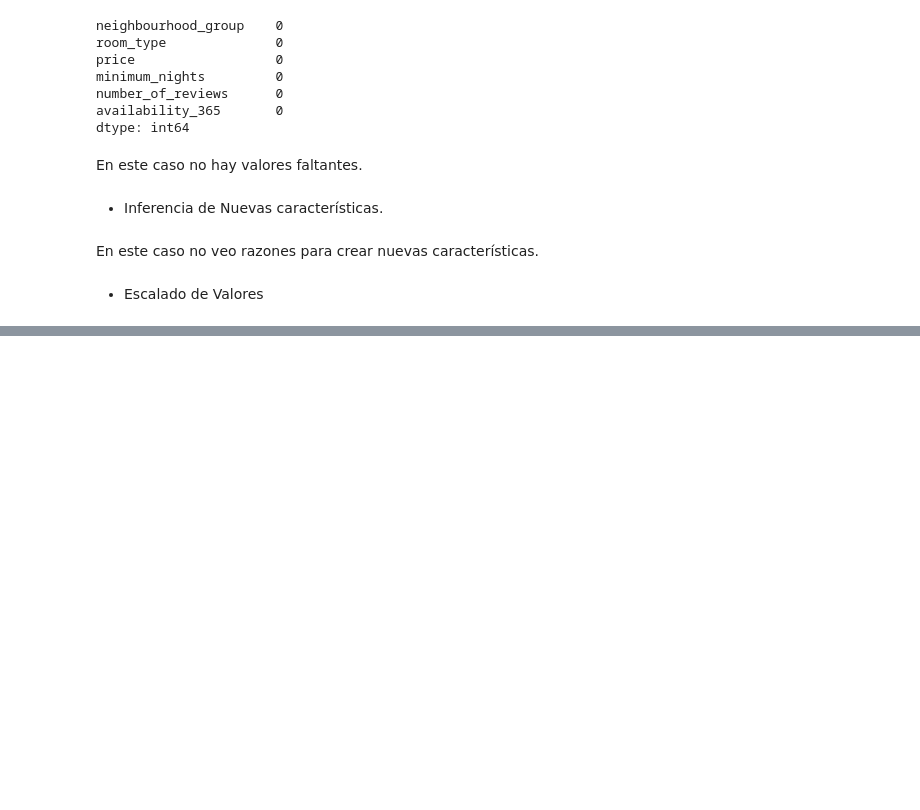
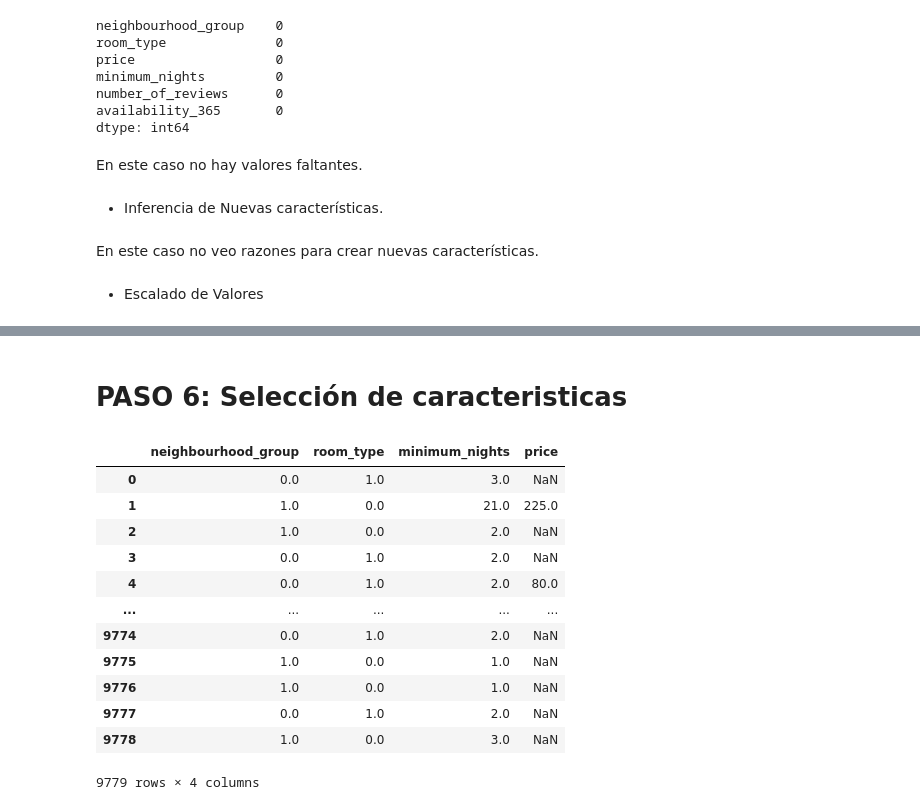
Before and after one commit to Fj-martinez33/AirBnB-NewYork, a Jupyter notebook: src/explore.ipynb, the cells around one changed output, grey strips where cells are left out. Cells and saved outputs as stored; diff of their text form; code cells hidden in the pictures; blank space fills up the shorter version.

```diff
--- a/src/explore.ipynb
+++ b/src/explore.ipynb
@@ -581,0 +584,2 @@ x_train_without_outliers_mMScaler = MinMaxScaleData(x_test_without_outliers,feat
+# %% [markdown]
+# PASO 6: Selección de caracteristicas
@@ -581,0 +596,52 @@ x_train_without_outliers_mMScaler = MinMaxScaleData(x_test_without_outliers,feat
+# %%
+
+#Dataset sin normalizacion
+x_train_sel_with_outliers = SelectFeatures(x_train_with_outliers, y_train, "x_train_with_outliers")
+x_test_sel_with_outliers = SelectFeatures(x_test_with_outliers, y_test, "x_test_with_outliers")
+x_train_sel_without_outliers = SelectFeatures(x_train_without_outliers, y_train, "x_train_without_outliers")
+x_test_sel_without_outliers = SelectFeatures(x_test_without_outliers, y_test, "x_test_without_outliers")
+
+#Dataset Normalizado
+x_train_sel_with_outliers_standarscale = SelectFeatures(x_train_with_outliers_standarscale, y_train, "x_train_with_outliers_standarscale")
+x_test_sel_with_outliers_standarscale = SelectFeatures(x_test_with_outliers_standscale, y_test, "x_test_with_outliers_standscale")
+x_train_sel_without_outliers_standarscale = SelectFeatures(x_train_without_outliers_standarscale, y_train, "x_train_sel_without_outliers_standarscale")
+x_test_sel_without_outliers_standarscale = SelectFeatures(x_test_without_outliers_standscale, y_test, "x_test_without_outliers_standscale")
+
+#Dataset Escalado min-Max
+x_train_sel_with_outliers_mMScale = SelectFeatures(x_train_with_outliers_mMScaler, y_train, "x_test_with_outliers_mMScaler")
+x_test_sel_with_outliers_mMScale = SelectFeatures(x_test_with_outliers_mMScaler, y_test, "x_test_with_outliers_mMScaler")
+x_train_sel_without_outliers_mMScale = SelectFeatures(x_train_without_outliers_mMScaler, y_train, "x_train_without_outliers_mMScaler")
+x_test_sel_without_outliers_mMScale = SelectFeatures(x_test_with_outliers_mMScaler, y_test, "x_test_with_outliers_mMScaler")
+# %%
+#Para acabara añadimos el target a los datasets.
+target = "price"
+def AgreeTarget(dataset, y, target = target):
+    dataset[target] = y
+    return dataset
+
+AgreeTarget(x_train_sel_with_outliers, y_train)
+AgreeTarget(x_test_sel_with_outliers, y_test)
+AgreeTarget(x_train_sel_without_outliers, y_train)
+AgreeTarget(x_test_sel_without_outliers, y_test)
+AgreeTarget(x_train_sel_with_outliers_standarscale, y_train)
+AgreeTarget(x_test_sel_with_outliers_standarscale, y_test)
+AgreeTarget(x_train_sel_without_outliers_standarscale, y_train)
+AgreeTarget(x_test_sel_without_outliers_standarscale, y_test)
+AgreeTarget(x_train_sel_with_outliers_mMScale, y_train)
+AgreeTarget(x_test_sel_with_outliers_mMScale, y_test)
+AgreeTarget(x_train_sel_without_outliers_mMScale, y_train)
+AgreeTarget(x_test_sel_without_outliers_mMScale, y_test)
+# %% [output]
+|  | neighbourhood_group | room_type | minimum_nights | price |
+| 0 | 0.0 | 1.0 | 3.0 | NaN |
+| 1 | 1.0 | 0.0 | 21.0 | 225.0 |
+| 2 | 1.0 | 0.0 | 2.0 | NaN |
+| 3 | 0.0 | 1.0 | 2.0 | NaN |
+| 4 | 0.0 | 1.0 | 2.0 | 80.0 |
+| ... | ... | ... | ... | ... |
+| 9774 | 0.0 | 1.0 | 2.0 | NaN |
+| 9775 | 1.0 | 0.0 | 1.0 | NaN |
+| 9776 | 1.0 | 0.0 | 1.0 | NaN |
+| 9777 | 0.0 | 1.0 | 2.0 | NaN |
+| 9778 | 1.0 | 0.0 | 3.0 | NaN |
+9779 rows × 4 columns
```
Also changed, not shown: parts of 9 cells of this notebook, 28 other files.
